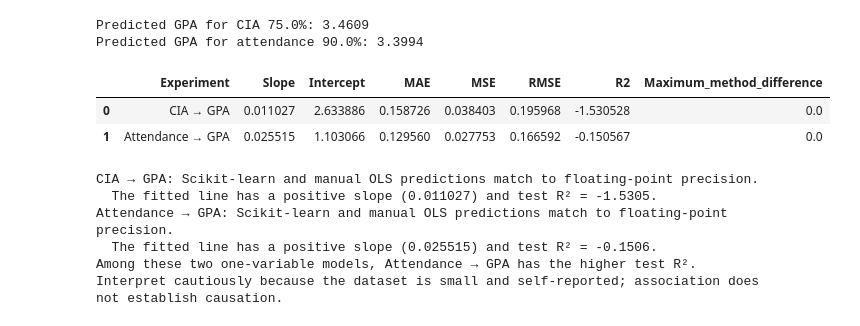
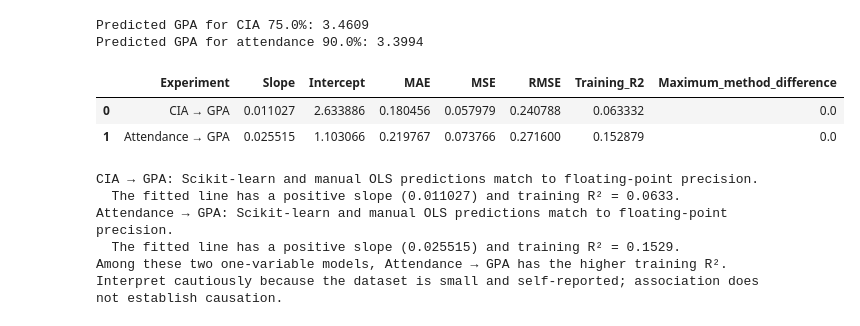
Before and after one commit to AmoghSahore/MCA-MachineLearning, a Jupyter notebook: LAB03/2547108_Lab03.ipynb, the cells around one changed output. Cells and saved outputs as stored; diff of their text form; code cells hidden in the pictures.

```diff
--- a/LAB03/2547108_Lab03.ipynb
+++ b/LAB03/2547108_Lab03.ipynb
@@ -25,13 +25,18 @@ from sklearn.metrics import mean_absolute_error, mean_squared_error, r2_score
 RANDOM_STATE = 42
 pd.set_option('display.max_columns', None)
 # %%
-#step 2: Load the Excel dataset and export the requested CSV dataset
-DATA_FILE = Path('E:\\College\\MCA\\Trimester 4\\ML Labs\\LabProgs\\LAB03\\Department Awareness Survey (Responses).xlsx')
-if not DATA_FILE.exists():
-    raise FileNotFoundError(f'Place {DATA_FILE.name!r} in the same folder as this notebook.')
+#step 2: Load the submitted CSV dataset, or create it from the Excel export if needed
+CSV_FILE = Path('student_survey.csv')
+EXCEL_FILE = Path('Department Awareness Survey (Responses).xlsx')
 
-raw_df = pd.read_excel(DATA_FILE)
-raw_df.to_csv('student_survey.csv', index=False)
-print('Loaded:', DATA_FILE)
-print('CSV created: student_survey.csv')
+if CSV_FILE.exists():
+    raw_df = pd.read_csv(CSV_FILE)
+    print('Loaded:', CSV_FILE)
+elif EXCEL_FILE.exists():
+    raw_df = pd.read_excel(EXCEL_FILE)
+    raw_df.to_csv(CSV_FILE, index=False)
+    print('Loaded:', EXCEL_FILE)
+    print('CSV created:', CSV_FILE)
+else:
+    raise FileNotFoundError('Place student_survey.csv or Department Awareness Survey (Responses).xlsx in the same folder as this notebook.')
 # %% [output]
@@ -282,13 +286,14 @@ cia_comparison
 | 8 | 88.0 | 3.70 | 3.604225 | 3.604225 | 0.0 |
 | 9 | 70.0 | 3.40 | 3.405747 | 3.405747 | 0.0 |
 # %%
-#step 17: Evaluate the CIA model
-cia_mse = mean_squared_error(y_cia_test, cia_sklearn_predictions)
+#step 17: Evaluate the CIA model on the fitted training data
+cia_metric_predictions = cia_model.predict(X_cia_train)
+cia_mse = mean_squared_error(y_cia_train, cia_metric_predictions)
 cia_metrics = {
-    'MAE': mean_absolute_error(y_cia_test, cia_sklearn_predictions),
+    'MAE': mean_absolute_error(y_cia_train, cia_metric_predictions),
     'MSE': cia_mse,
     'RMSE': cia_mse ** 0.5,
-    'R2': r2_score(y_cia_test, cia_sklearn_predictions),
+    'Training_R2': r2_score(y_cia_train, cia_metric_predictions),
     'Maximum_method_difference': cia_comparison['Absolute_Difference'].max(),
 }
 pd.Series(cia_metrics, name='CIA → GPA')
@@ -375,13 +380,14 @@ attendance_comparison
 | 8 | 89.00 | 3.40 | 3.373858 | 3.373858 | 0.0 |
 | 9 | 97.00 | 3.60 | 3.577975 | 3.577975 | 0.0 |
 # %%
-#step 23: Evaluate the attendance model
-attendance_mse = mean_squared_error(y_att_test, attendance_sklearn_predictions)
+#step 23: Evaluate the attendance model on the fitted training data
+attendance_metric_predictions = attendance_model.predict(X_att_train)
+attendance_mse = mean_squared_error(y_att_train, attendance_metric_predictions)
 attendance_metrics = {
-    'MAE': mean_absolute_error(y_att_test, attendance_sklearn_predictions),
+    'MAE': mean_absolute_error(y_att_train, attendance_metric_predictions),
     'MSE': attendance_mse,
     'RMSE': attendance_mse ** 0.5,
-    'R2': r2_score(y_att_test, attendance_sklearn_predictions),
+    'Training_R2': r2_score(y_att_train, attendance_metric_predictions),
     'Maximum_method_difference': attendance_comparison['Absolute_Difference'].max(),
 }
 pd.Series(attendance_metrics, name='Attendance → GPA')
@@ -457,39 +463,39 @@ Predicted GPA for attendance 90.0%: 3.3994
 # %%
 #step 28: Produce final observations and inference
 method_tolerance = 1e-10
 results = pd.DataFrame([
     {
         'Experiment': 'CIA → GPA',
         'Slope': cia_sklearn_slope,
         'Intercept': cia_sklearn_intercept,
         **cia_metrics,
     },
     {
         'Experiment': 'Attendance → GPA',
         'Slope': attendance_sklearn_slope,
         'Intercept': attendance_sklearn_intercept,
         **attendance_metrics,
     },
 ])
 display(results)
 
 for _, row in results.iterrows():
     same = row['Maximum_method_difference'] < method_tolerance
     direction = 'positive' if row['Slope'] > 0 else 'negative' if row['Slope'] < 0 else 'no'
     print(f"{row['Experiment']}: Scikit-learn and manual OLS predictions "
           f"{'match to floating-point precision' if same else 'need investigation'}.")
     print(f"  The fitted line has a {direction} slope ({row['Slope']:.6f}) "
-          f"and test R² = {row['R2']:.4f}.")
+          f"and training R² = {row['Training_R2']:.4f}.")
 
-best = results.loc[results['R2'].idxmax()]
-print(f"Among these two one-variable models, {best['Experiment']} has the higher test R². "
+best = results.loc[results['Training_R2'].idxmax()]
+print(f"Among these two one-variable models, {best['Experiment']} has the higher training R². "
       'Interpret cautiously because the dataset is small and self-reported; association does not establish causation.')
 # %% [output]
-|  | Experiment | Slope | Intercept | MAE | MSE | RMSE | R2 | Maximum_method_difference |
-| 0 | CIA → GPA | 0.011027 | 2.633886 | 0.158726 | 0.038403 | 0.195968 | -1.530528 | 0.0 |
-| 1 | Attendance → GPA | 0.025515 | 1.103066 | 0.129560 | 0.027753 | 0.166592 | -0.150567 | 0.0 |
+|  | Experiment | Slope | Intercept | MAE | MSE | RMSE | Training_R2 | Maximum_method_difference |
+| 0 | CIA → GPA | 0.011027 | 2.633886 | 0.180456 | 0.057979 | 0.240788 | 0.063332 | 0.0 |
+| 1 | Attendance → GPA | 0.025515 | 1.103066 | 0.219767 | 0.073766 | 0.271600 | 0.152879 | 0.0 |
 CIA → GPA: Scikit-learn and manual OLS predictions match to floating-point precision.
-  The fitted line has a positive slope (0.011027) and test R² = -1.5305.
+  The fitted line has a positive slope (0.011027) and training R² = 0.0633.
 Attendance → GPA: Scikit-learn and manual OLS predictions match to floating-point precision.
-  The fitted line has a positive slope (0.025515) and test R² = -0.1506.
-Among these two one-variable models, Attendance → GPA has the higher test R². Interpret cautiously because the dataset is small and self-reported; association does not establish causation.
+  The fitted line has a positive slope (0.025515) and training R² = 0.1529.
+Among these two one-variable models, Attendance → GPA has the higher training R². Interpret cautiously because the dataset is small and self-reported; association does not establish causation.
```
Also changed, not shown: parts of 3 cells of this notebook, 6 other files.
